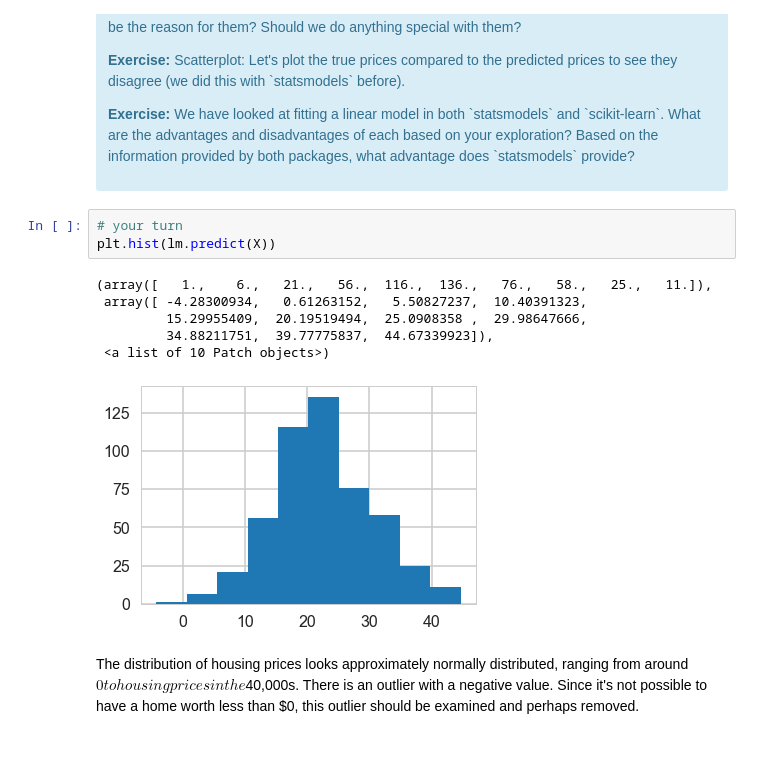
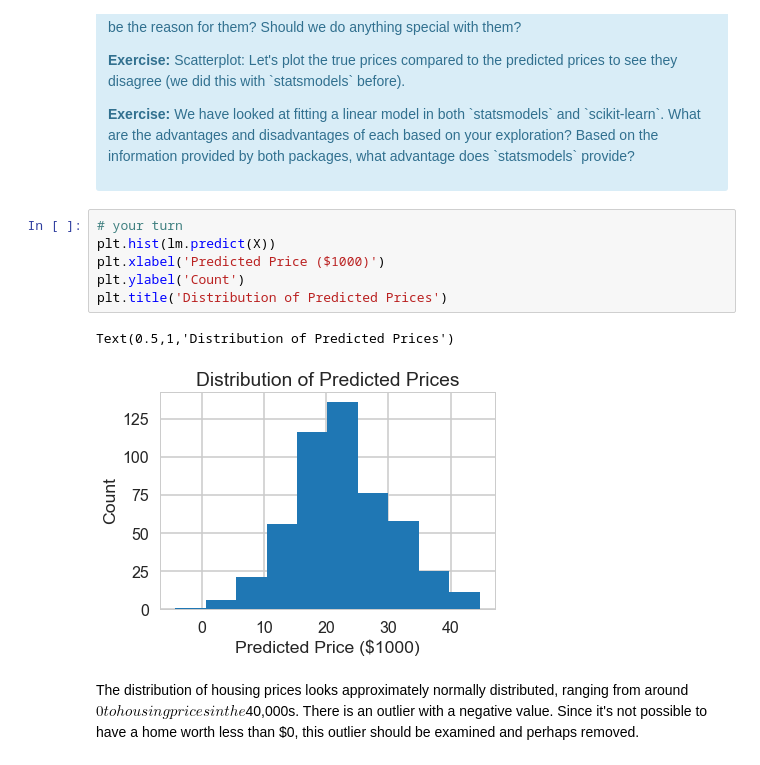
Before and after one commit to kellywong1314/Analytics-and-Machine-Learning, a Jupyter notebook: Mini-Projects/Boston Housing Linear Regression/Mini_Project_Linear_Regression.ipynb, the cells around one changed output. Drawn from its saved outputs; the diff is of its cells as text.

```diff
--- a/Mini-Projects/Boston Housing Linear Regression/Mini_Project_Linear_Regression.ipynb
+++ b/Mini-Projects/Boston Housing Linear Regression/Mini_Project_Linear_Regression.ipynb
@@ -599,13 +599,12 @@ array([ 30.00821269,  25.0298606 ,  30.5702317 ,  28.60814055,  27.94288232])
 # %%
 # your turn
 plt.hist(lm.predict(X))
+plt.xlabel('Predicted Price ($1000)')
+plt.ylabel('Count')
+plt.title('Distribution of Predicted Prices')
 # %% [output]
-(array([   1.,    6.,   21.,   56.,  116.,  136.,   76.,   58.,   25.,   11.]),
- array([ -4.28300934,   0.61263152,   5.50827237,  10.40391323,
-         15.29955409,  20.19519494,  25.0908358 ,  29.98647666,
-         34.88211751,  39.77775837,  44.67339923]),
- <a list of 10 Patch objects>)
+Text(0.5,1,'Distribution of Predicted Prices')
-[figure, old version]
+[figure, new version]
 # %% [markdown]
 The distribution of housing prices looks approximately normally distributed, ranging from around $0 to housing prices in the $40,000s. There is an outlier with a negative value. Since it's not possible to have a home worth less than $0, this outlier should be examined and perhaps removed.
 # %%
```
Also changed, not shown: parts of 20 cells of this notebook.
